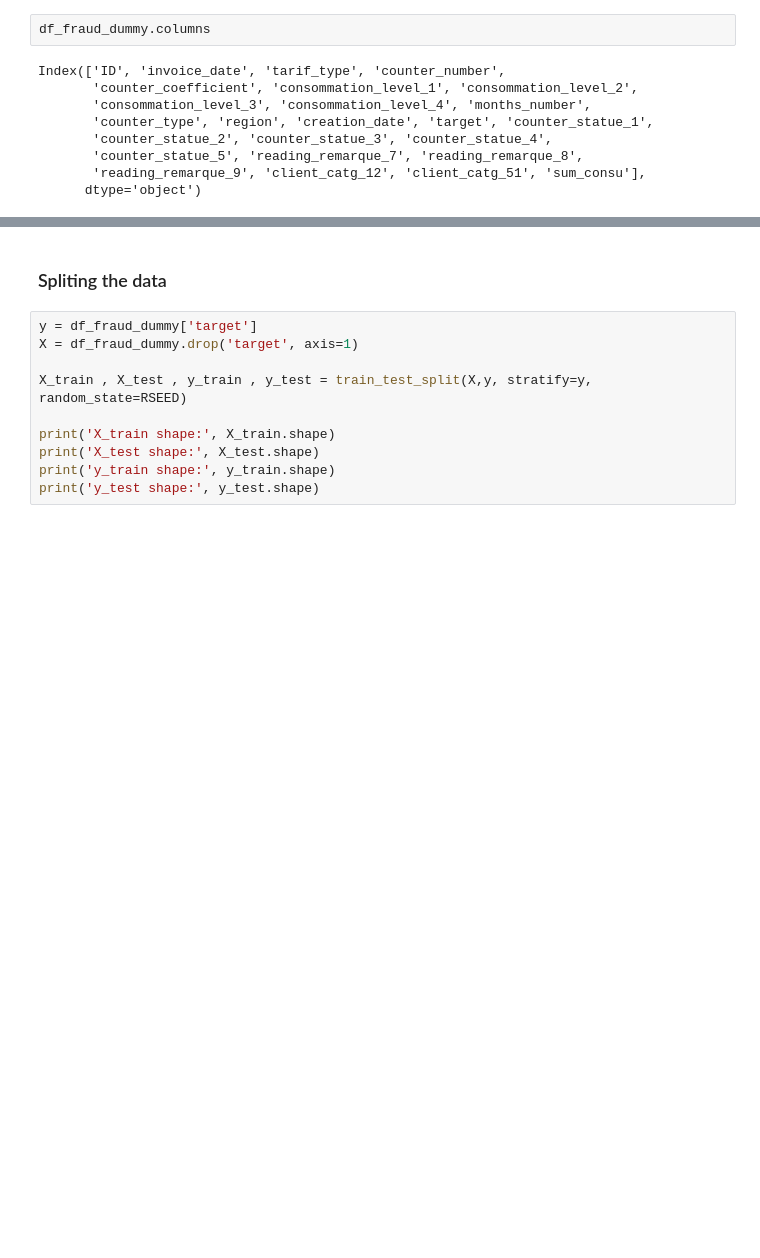
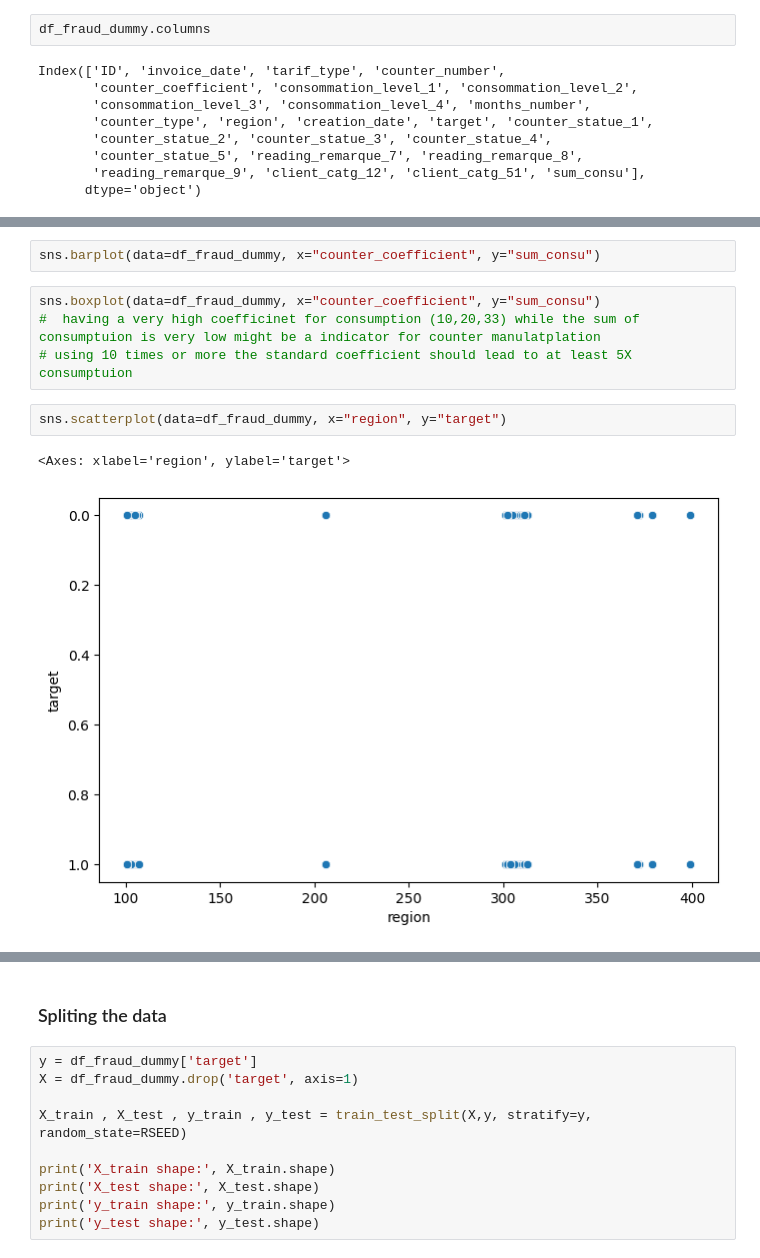
Before and after one commit to barbarattorres/ML-Frauddetection, a Jupyter notebook: GROUP_Day_01_EDA.ipynb, the cells around one changed output, grey strips where cells are left out. Saved outputs shown, nothing was run; the diff lists cells and outputs as text; blank space fills up the shorter version.

```diff
--- a/GROUP_Day_01_EDA.ipynb
+++ b/GROUP_Day_01_EDA.ipynb
@@ -193,0 +203,11 @@ Index(['ID', 'invoice_date', 'tarif_type', 'counter_number',
+# %%
+sns.barplot(data=df_fraud_dummy, x="counter_coefficient", y="sum_consu")
+# %%
+sns.boxplot(data=df_fraud_dummy, x="counter_coefficient", y="sum_consu")
+#  having a very high coefficinet for consumption (10,20,33) while the sum of consumptuion is very low might be a indicator for counter manulatplation
+# using 10 times or more the standard coefficient should lead to at least 5X consumptuion
+# %%
+sns.scatterplot(data=df_fraud_dummy, x="region", y="target")
+# %% [output]
+<Axes: xlabel='region', ylabel='target'>
+[figure, added]
```
Also changed, not shown: parts of 15 cells of this notebook, 4 other files.
